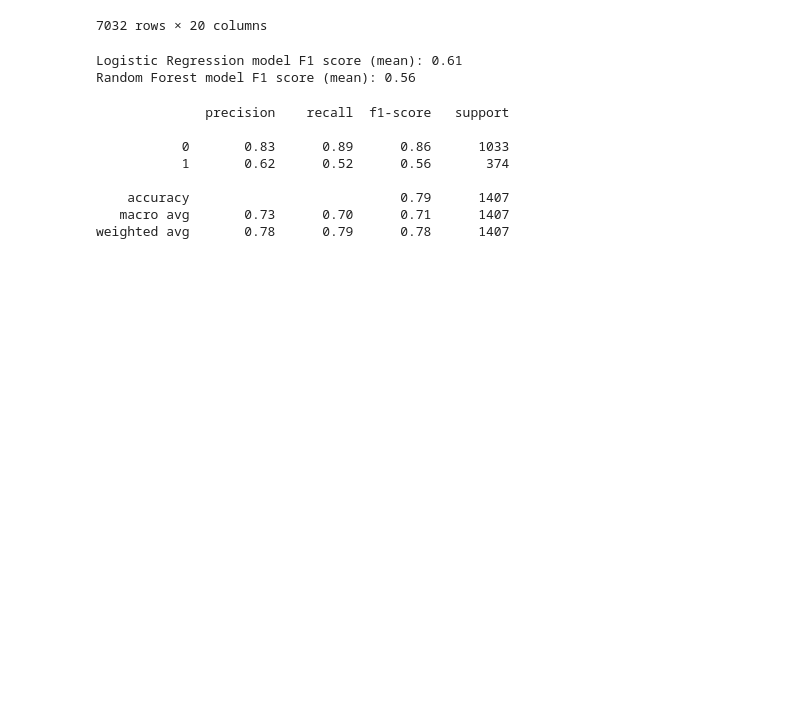
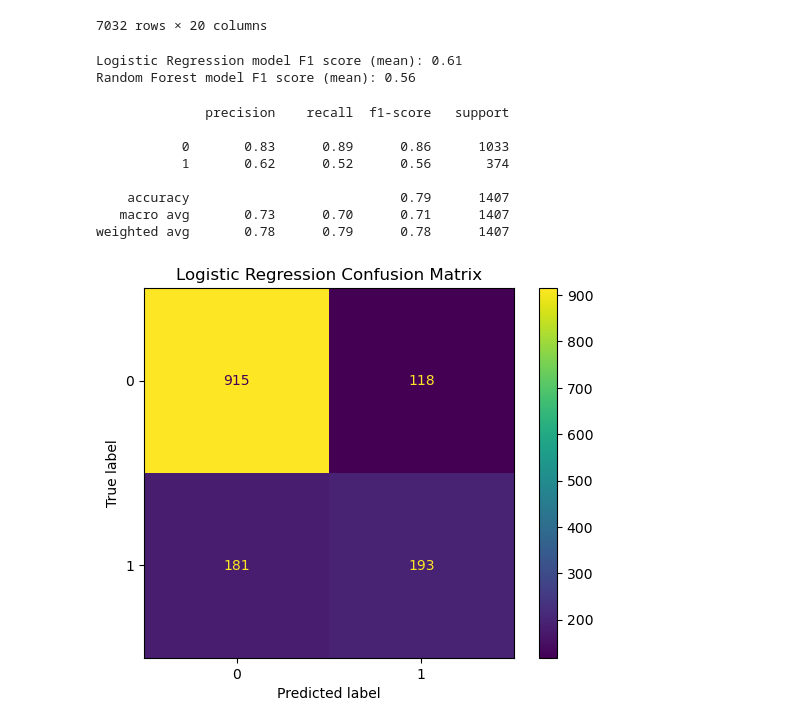
Before and after one commit to BCSoulless/customer-churn-model, a Jupyter notebook: customer-churn-model.ipynb, the cells around one changed output. Drawn from its saved outputs; the diff is of its cells as text; code cells hidden in the pictures; blank space fills up the shorter version.

Commit message:
Created confusion matrix on LR model

```diff
--- a/customer-churn-model.ipynb
+++ b/customer-churn-model.ipynb
@@ -259,3 +259,12 @@ print(classification_report(y_test, final_predictions))
     accuracy                           0.79      1407
    macro avg       0.73      0.70      0.71      1407
 weighted avg       0.78      0.79      0.78      1407
+# %%
+# Create confusion matrix
+ConfusionMatrixDisplay.from_predictions(
+    y_true=y_test,
+    y_pred=final_predictions,
+)
+plt.title("Logistic Regression Confusion Matrix");
+# %% [output]
+[figure, added]
```
